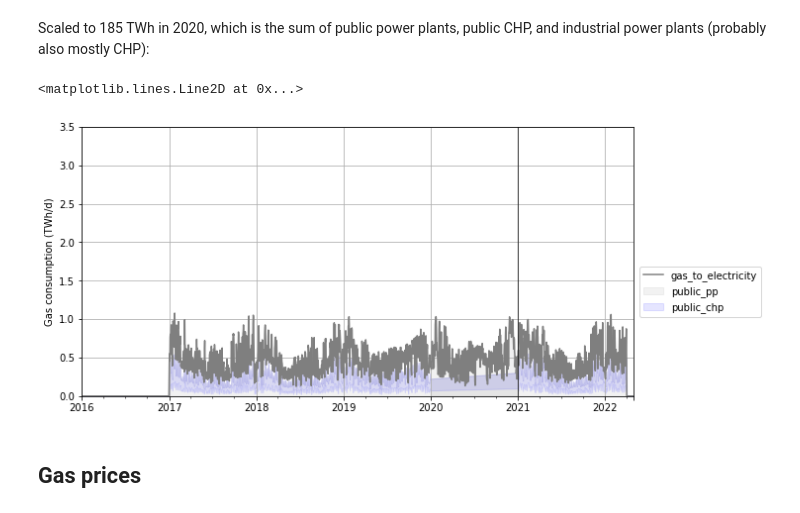
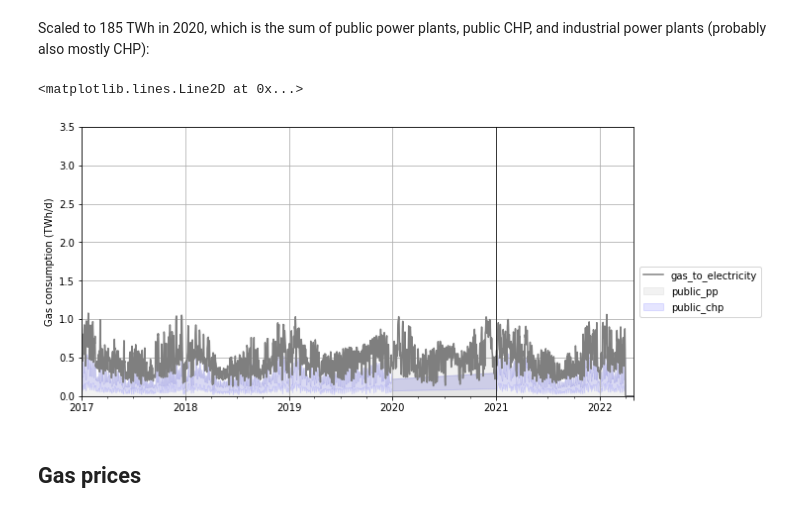
Before and after one commit to oruhnau/energy_demand, a Jupyter notebook: top_down/preprocessing.ipynb, the cells around one changed output. Drawn from its saved outputs; the diff is of its cells as text; code cells hidden in the pictures.

```diff
--- a/top_down/preprocessing.ipynb
+++ b/top_down/preprocessing.ipynb
@@ -191,23 +196,25 @@ gas_to_electricity.name = "gas_to_electricity"
 # %%
 gas_to_electricity.plot(color='tab:grey', figsize=(10,5))
 plt.grid()
 power2020 = gas_to_electricity[gas_to_electricity.index.year==2020]
 index_21_22 = gas_to_electricity[gas_to_electricity.index.year!=2020].index
 
 plt.fill_between(power2020.index, 0, power2020, color='tab:grey', alpha=0.1)
 plt.fill_between(index_21_22, 0, gas_to_electricity_public_pp[index_21_22], color='grey', alpha=0.1, label="public_pp")
 plt.fill_between(index_21_22, gas_to_electricity_public_pp[index_21_22], gas_to_electricity_public_chp[index_21_22], color='blue', alpha=0.1, label="public_chp")
 
 
 plt.legend(loc='upper right', bbox_to_anchor=(1.24, 0.5))
 plt.xlabel('')
 plt.ylabel('Gas consumption (TWh/d)')
 plt.ylim(0, 3.5)
+plt.xlim(left=start, right=end)
+
 plt.axvline('2021-01-01', color='black', linewidth=0.7)
 #plt.axvline('2022-01-01', color='black', linewidth=0.7)
 # %% [output]
 <matplotlib.lines.Line2D at 0x...>
-[figure, old version]
+[figure, new version]
 # %% [markdown]
 ## Gas prices
 # %%
```
Also changed, not shown: parts of 11 cells of this notebook, 1 other file.
